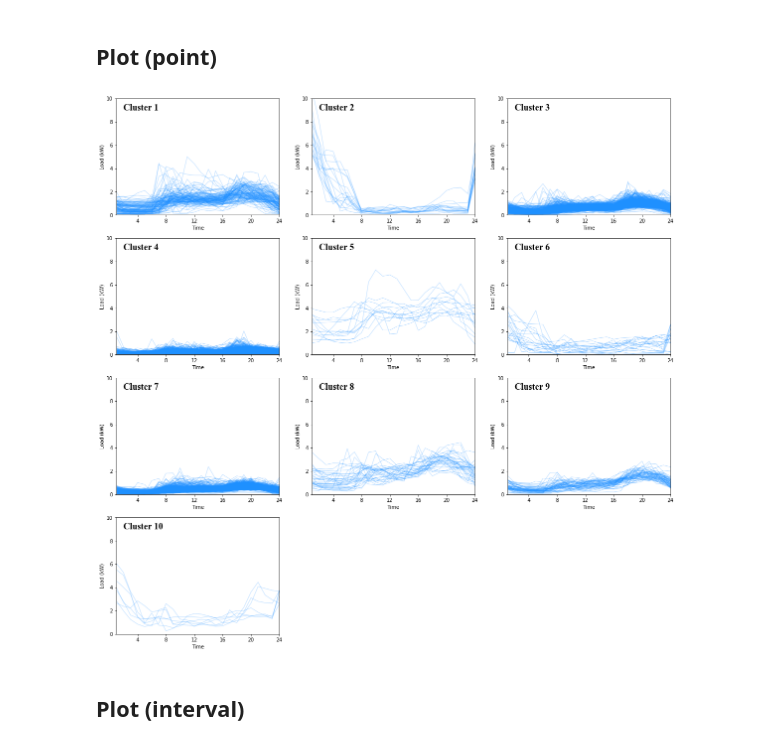
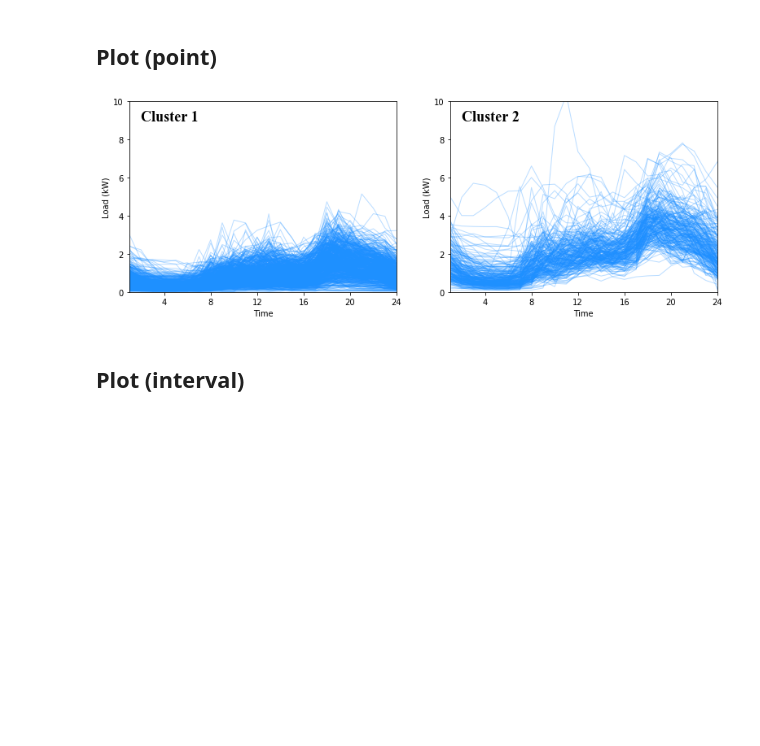
Before and after one commit to kaishxu/ProbabilisticLoadForecasting, a Jupyter notebook: plot/plot_clustering.ipynb, the cells around one changed output. Drawn from its saved outputs; the diff is of its cells as text; code cells hidden in the pictures; blank space fills up the shorter version.

```diff
--- a/plot/plot_clustering.ipynb
+++ b/plot/plot_clustering.ipynb
@@ -15,38 +15,38 @@ import numpy as np
 # %% [markdown]
 ## Plot (point)
 # %%
-data_set = 'London_2013'
+data_set = 'Irish_2010'
 method = 'hierarchical/euclidean'
 # method = 'kmeans'
-num_clusters = 10
+num_clusters = 2
 month = 1
 
 
 attr = pd.read_csv('../data/' + data_set + '_attr_final.csv')
 labels = pd.read_csv('../result/' + data_set + '/clustering/point/' + method + '/n_clusters_' + str(num_clusters) + '.csv', header=None)
 # labels = pd.read_csv('../result/' + data_set + '/clustering/point/' + method + '/n_clusters_' + str(num_clusters) + '_acorn.csv', header=None)
 
 
 plt.figure(figsize=(20,25))
 for k in range(num_clusters):
     plt.subplot(5, 3, k+1)
     for i in range(len(attr)):
         id = attr['ID'][i]
         df = pd.read_csv('../data/' + data_set + '_profiles/' + str(id) + '.csv', header=None).values
         if labels[month-1][i] == k:
             plt.plot(list(range(1, 25)), df[month-1], alpha=0.3, color='dodgerblue', linewidth=1)
 
     # Plot Parameters
     plt.xlabel('Time')
     plt.ylabel('Load (kW)')
     new_ticks = np.floor(np.linspace(0, 24, 7))
     plt.xticks(new_ticks)
     plt.xlim(1, 24)
     plt.ylim(0, 10)
     text = 'Cluster %d' %(k+1)
     plt.text(2, 9, text, fontdict={'size': 18, 'family': 'Times New Roman', 'color': 'black'})
 # %% [output]
-[figure, old version]
+[figure, new version]
 # %% [markdown]
 ## Plot (interval)
 # %%
```
Also changed, not shown: parts of 1 cell of this notebook, 8 other files.
